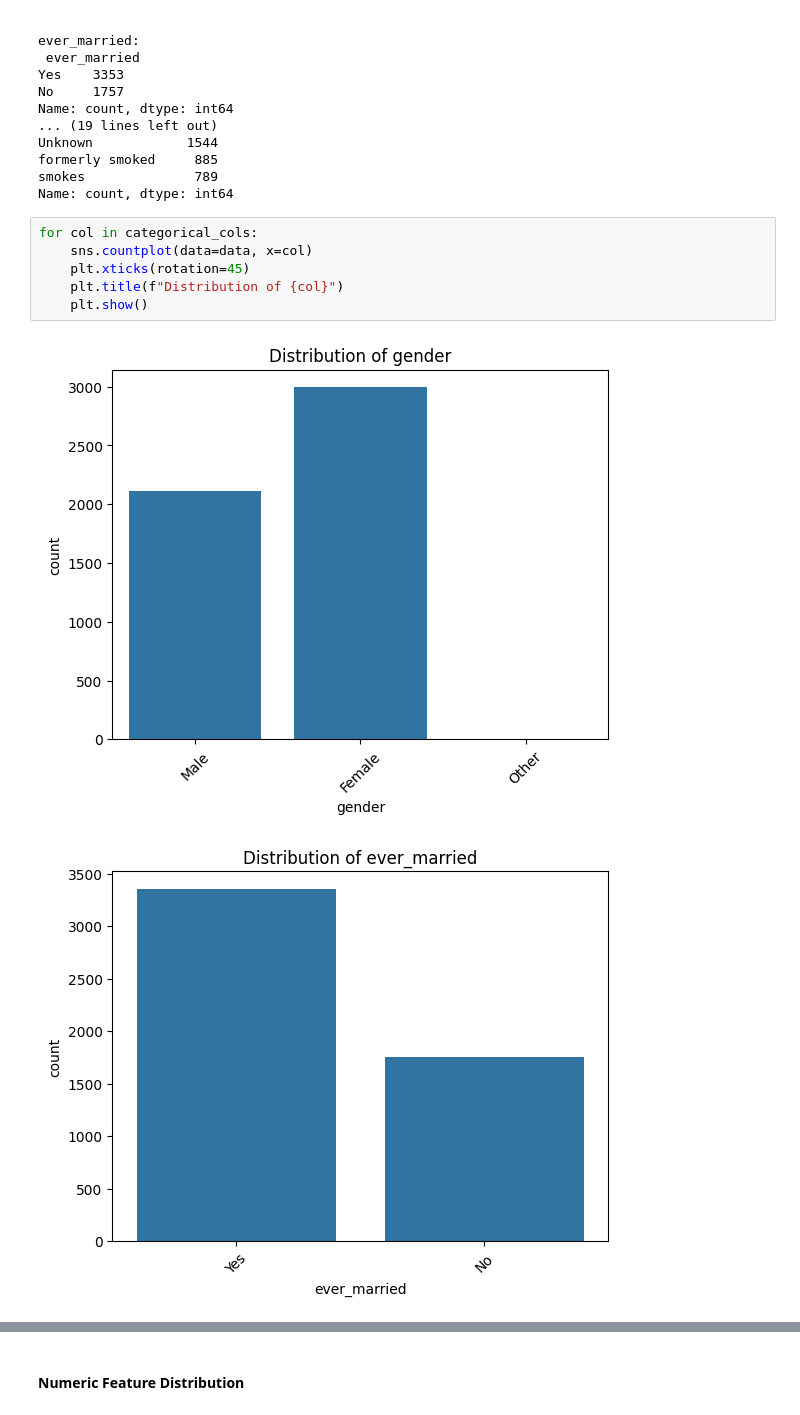
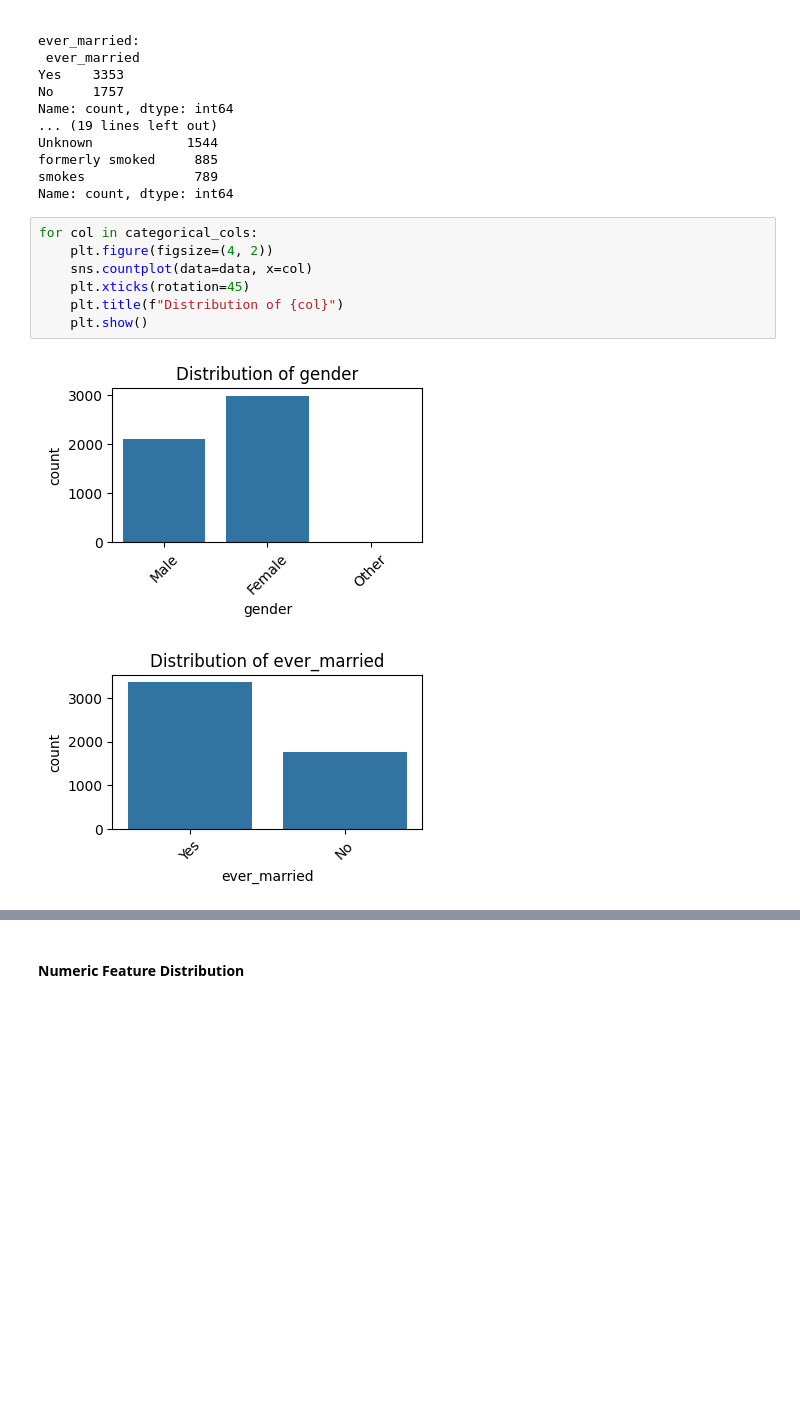
Before and after one commit to Alhamza-Mohamed/Machine-Learning, a Jupyter notebook: Stroke/Stroke_data_exploration.ipynb, the cells around one changed output, grey strips where cells are left out. Drawn from its saved outputs; the diff is of its cells as text; blank space fills up the shorter version.

Commit message:
Modify figures size

```diff
--- a/Stroke/Stroke_data_exploration.ipynb
+++ b/Stroke/Stroke_data_exploration.ipynb
@@ -327,10 +327,11 @@ smokes              789
 Name: count, dtype: int64
 # %%
 for col in categorical_cols:
+    plt.figure(figsize=(4, 2))
     sns.countplot(data=data, x=col)
     plt.xticks(rotation=45)
     plt.title(f"Distribution of {col}")
     plt.show()
 # %% [output]
-[figure, old version]
+[figure, new version]
-[figure, old version]
+[figure, new version]
```
Also changed, not shown: parts of 2 cells of this notebook.
